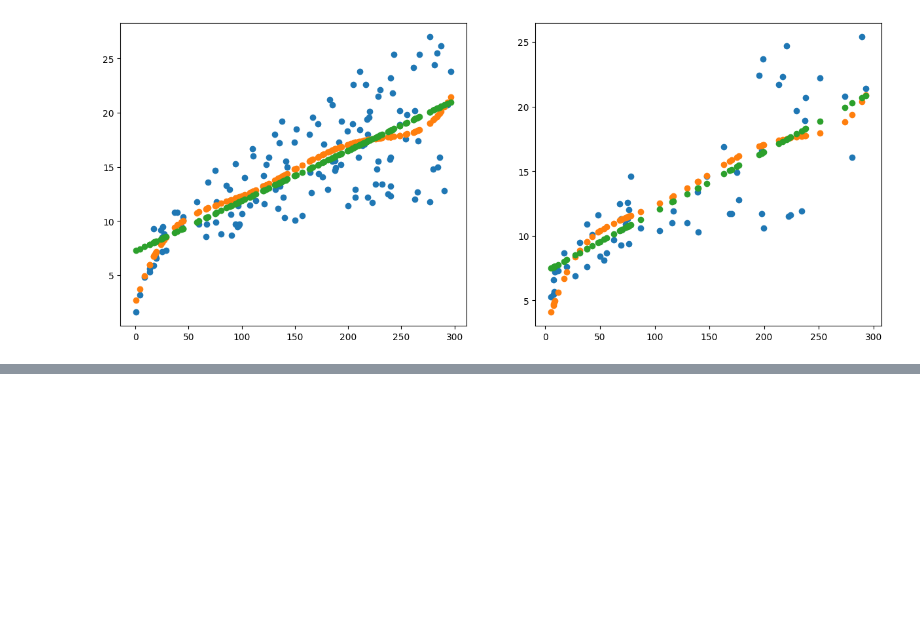
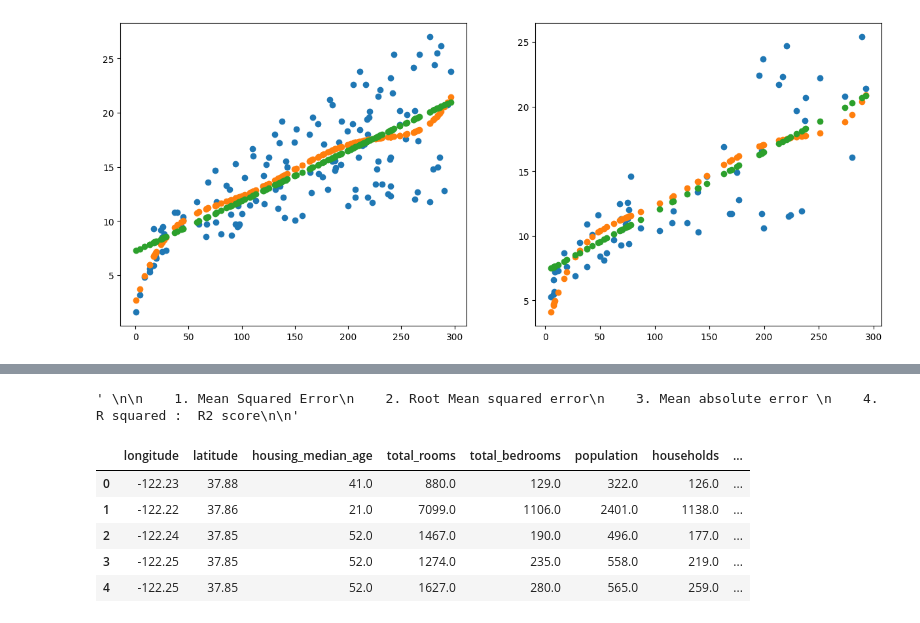
Before and after one commit to vivekkhillar/ML-practice, a Jupyter notebook: Day 32 20-08-2025/simpleLinearRegression.ipynb, the cells around one changed output, grey strips where cells are left out. Drawn from its saved outputs; the diff is of its cells as text; code cells hidden in the pictures; blank space fills up the shorter version.

```diff
--- a/Day 32 20-08-2025/simpleLinearRegression.ipynb
+++ b/Day 32 20-08-2025/simpleLinearRegression.ipynb
@@ -228 +228,24 @@ Mean Squared error is : 9.4171
 Mean Squared error is : 10.4389
+# %%
+## perfromance Metrics:
+
+'''
+
+    1. Mean Squared Error
+    2. Root Mean squared error
+    3. Mean absolute error
+    4. R squared :  R2 score
+
+'''
+# %% [output]
+' \n\n    1. Mean Squared Error\n    2. Root Mean squared error\n    3. Mean absolute error \n    4. R squared :  R2 score\n\n'
+# %%
+df = pd.read_csv('housing_with_ocean_proximity.csv')
+df.head()
+# %% [output]
+|  | longitude | latitude | housing_median_age | total_rooms | total_bedrooms | population | households | ... |
+| 0 | -122.23 | 37.88 | 41.0 | 880.0 | 129.0 | 322.0 | 126.0 | ... |
+| 1 | -122.22 | 37.86 | 21.0 | 7099.0 | 1106.0 | 2401.0 | 1138.0 | ... |
+| 2 | -122.24 | 37.85 | 52.0 | 1467.0 | 190.0 | 496.0 | 177.0 | ... |
+| 3 | -122.25 | 37.85 | 52.0 | 1274.0 | 235.0 | 558.0 | 219.0 | ... |
+| 4 | -122.25 | 37.85 | 52.0 | 1627.0 | 280.0 | 565.0 | 259.0 | ... |
```
Also changed, not shown: parts of 3 cells of this notebook, 2 other files.
